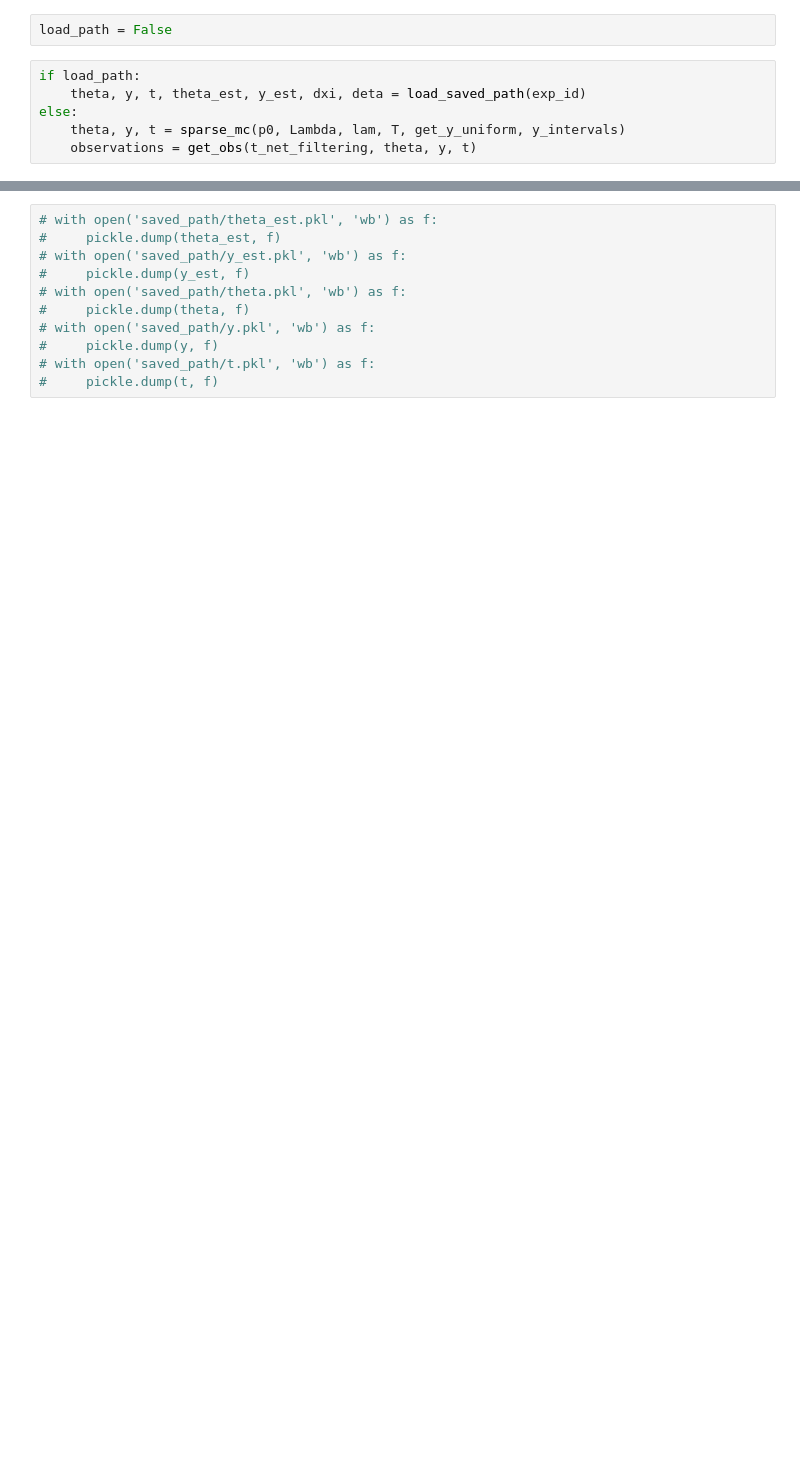
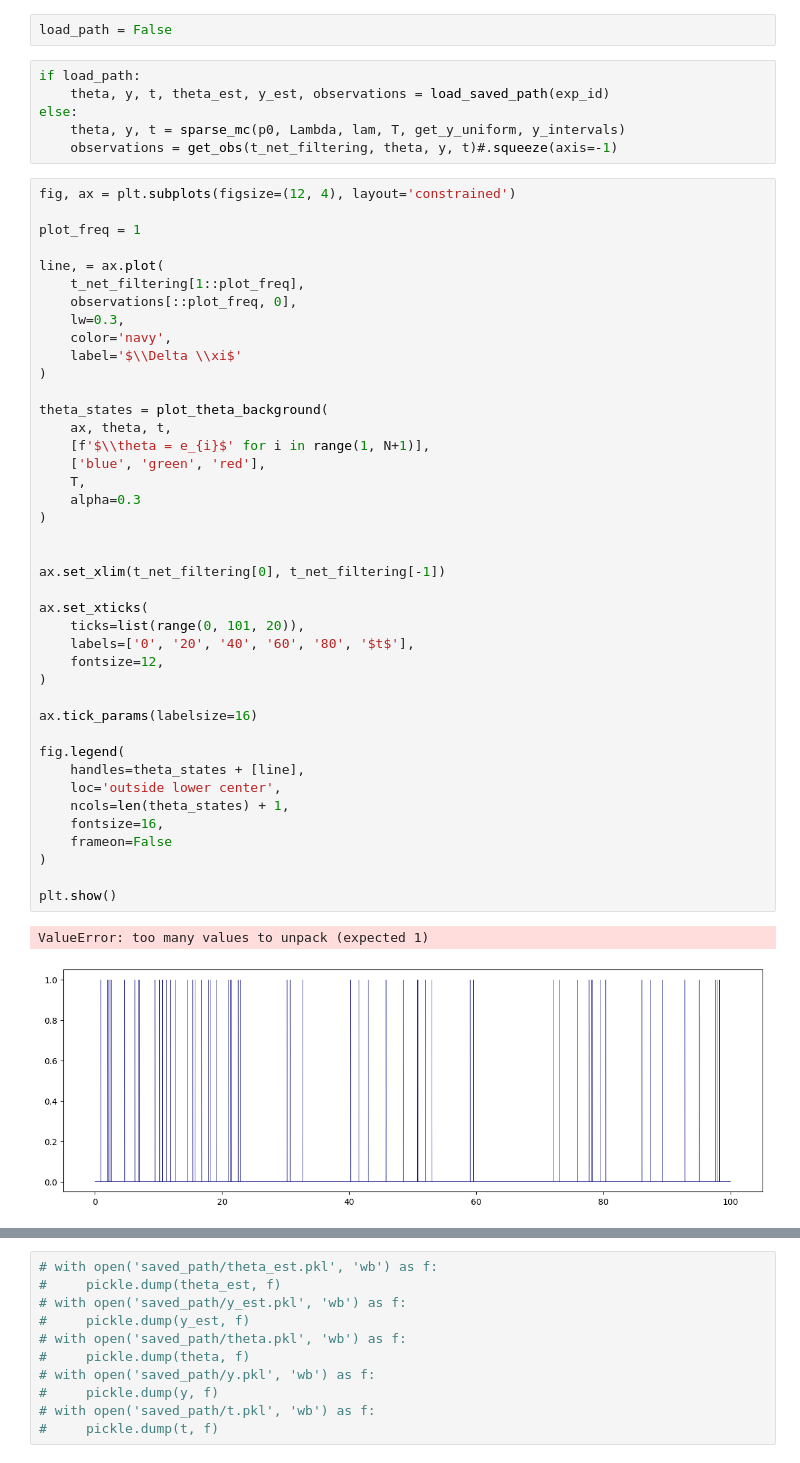
Before and after one commit to yuriykurinov/discretized_filter, a Jupyter notebook: filtering.ipynb, the cells around one changed output, grey strips where cells are left out. Drawn from its saved outputs; the diff is of its cells as text; blank space fills up the shorter version.

```diff
--- a/filtering.ipynb
+++ b/filtering.ipynb
@@ -19,10 +23,54 @@ from plots import plot_theta, plot_y, plot_obs
 load_path = False
 # %%
 if load_path:
-    theta, y, t, theta_est, y_est, dxi, deta = load_saved_path(exp_id)
+    theta, y, t, theta_est, y_est, observations = load_saved_path(exp_id)
 else:
     theta, y, t = sparse_mc(p0, Lambda, lam, T, get_y_uniform, y_intervals)
-    observations = get_obs(t_net_filtering, theta, y, t)
+    observations = get_obs(t_net_filtering, theta, y, t)#.squeeze(axis=-1)
+# %%
+fig, ax = plt.subplots(figsize=(12, 4), layout='constrained')
+
+plot_freq = 1
+
+line, = ax.plot(
+    t_net_filtering[1::plot_freq],
+    observations[::plot_freq, 0],
+    lw=0.3,
+    color='navy',
+    label='$\\Delta \\xi$'
+)
+
+theta_states = plot_theta_background(
+    ax, theta, t,
+    [f'$\\theta = e_{i}$' for i in range(1, N+1)],
+    ['blue', 'green', 'red'],
+    T,
+    alpha=0.3
+)
+
+
+ax.set_xlim(t_net_filtering[0], t_net_filtering[-1])
+
+ax.set_xticks(
+    ticks=list(range(0, 101, 20)),
+    labels=['0', '20', '40', '60', '80', '$t$'],
+    fontsize=12,
+)
+
+ax.tick_params(labelsize=16)
+
+fig.legend(
+    handles=theta_states + [line],
+    loc='outside lower center',
+    ncols=len(theta_states) + 1,
+    fontsize=16,
+    frameon=False
+)
+
+plt.show()
+# %% [output]
+ValueError: too many values to unpack (expected 1)
+[figure, added]
 # %%
 if not load_path:
     filter = Filter(
```
Also changed, not shown: parts of 7 cells of this notebook, 7 other files.
